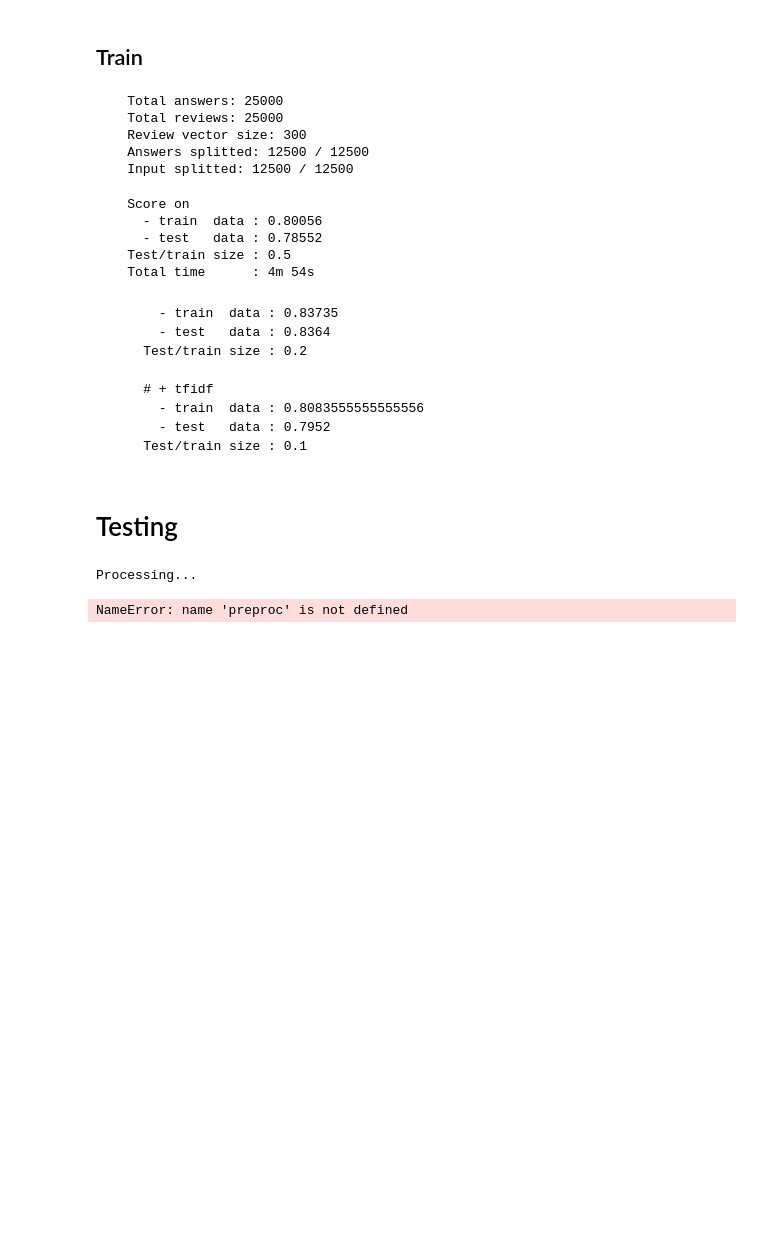
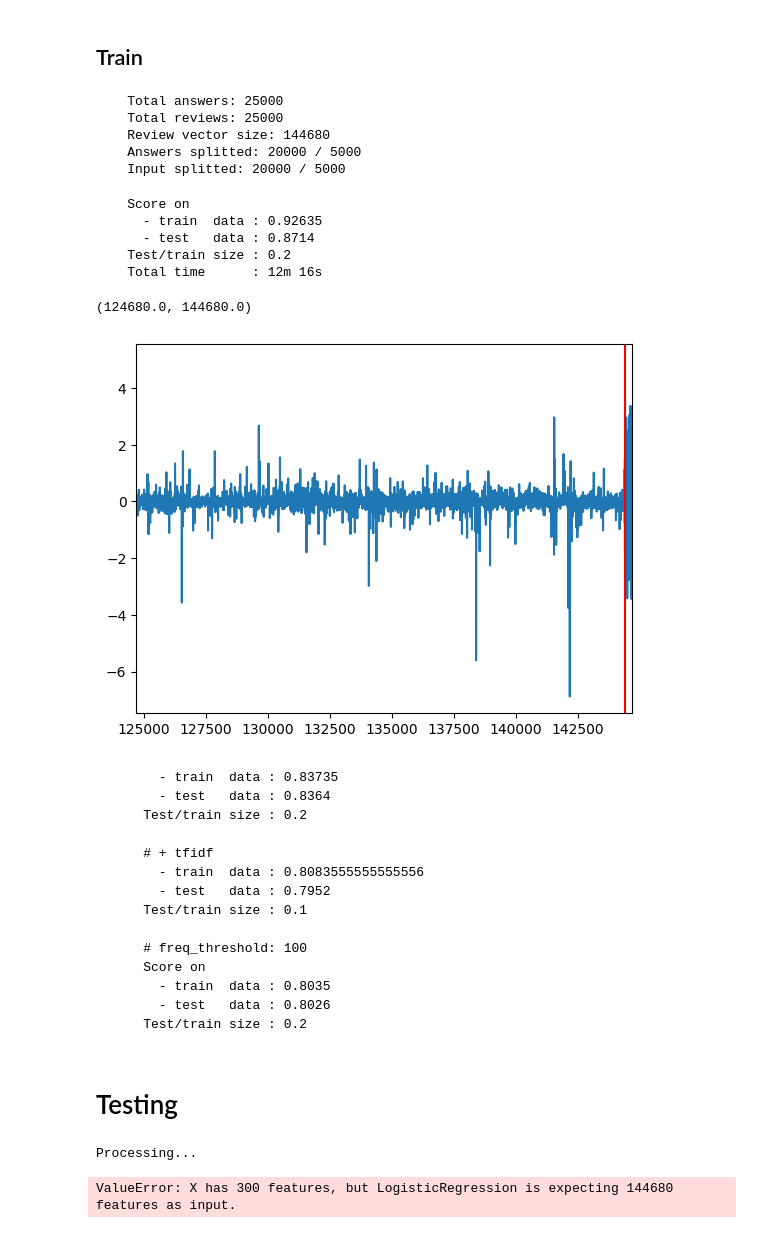
Before and after one commit to Affenmilchmann/linda-hw6-ml, a Jupyter notebook: hw.ipynb, the cells around one changed output. Saved outputs shown, nothing was run; the diff lists cells and outputs as text; code cells hidden in the pictures; blank space fills up the shorter version.

Commit message:
~0.88. TF-TDF + w2v concat input

````diff
--- a/hw.ipynb
+++ b/hw.ipynb
@@ -24,12 +24,12 @@ b_time = time()
 # %%
 cfg = {
     'TF_IDF': True,
-    'LEMMATIZE': True,
-    'DO_STEMMING': True,
+    'LEMMATIZE': False,
+    'DO_STEMMING': False,
     'STOPLIST': True,
-    'LOWFREQ_FILTER': True,
-    'LOWFREQ_TRESHOLD': 5,
-    'TEST_RATIO': 0.5, # ratio of train samples that will go as test ones
+    'LOWFREQ_FILTER': False,
+    'LOWFREQ_TRESHOLD': 0,
+    'TEST_RATIO': 0.2, # ratio of train samples that will go as test ones
     'MODEL': "6 Gensim Continuous Skipgram",
 }
 # %%
@@ -122,6 +115,9 @@ for row_id in tqdm(range(INPUT_DATASET_SIZE)):
 # %% [output]
 (25000, 300)
 Calculating mean review vectors...
+# %%
+import src.vectorizers as vecs
+conc_matrix = vecs.concat_w2v(review_vectors, matrix)
 # %%
 # trying not to run out of memory on my potatoe (╥﹏╥)
 print(getsizeof(review_vectors) / pow(1024, 2), "MB")
@@ -134,29 +130,29 @@ print(getsizeof(review_vectors) / pow(1024, 2), "MB")
 answers = train_df['answer'].to_numpy()
 
 X_train, X_test, y_train, y_test = train_test_split(
-    review_vectors,
+    conc_matrix,
     answers,
     test_size=cfg['TEST_RATIO']
 )
 
 print(f"""
     Total answers: {answers.shape[0]}
-    Total reviews: {review_vectors.shape[0]}
-    Review vector size: {review_vectors.shape[1]}
+    Total reviews: {conc_matrix.shape[0]}
+    Review vector size: {conc_matrix.shape[1]}
     Answers splitted: {y_train.shape[0]} / {y_test.shape[0]}
     Input splitted: {X_train.shape[0]} / {X_test.shape[0]}
     """)
 # %% [output]
     Total answers: 25000
     Total reviews: 25000
-    Review vector size: 300
-    Answers splitted: 12500 / 12500
-    Input splitted: 12500 / 12500
+    Review vector size: 144680
+    Answers splitted: 20000 / 5000
+    Input splitted: 20000 / 5000
 # %%
 from sklearn.linear_model import LogisticRegression
 from pprint import pprint
 
-reg = LogisticRegression().fit(X_train, y_train)
+reg : LogisticRegression = LogisticRegression(max_iter=10_000).fit(X_train, y_train)
 
 diff = time() - b_time
 
@@ -171,10 +167,19 @@ print(f"""
 """)
 # %% [output]
     Score on
-      - train  data : 0.80056
-      - test   data : 0.78552
-    Test/train size : 0.5
-    Total time      : 4m 54s
+      - train  data : 0.92635
+      - test   data : 0.8714
+    Test/train size : 0.2
+    Total time      : 12m 16s
+# %%
+import matplotlib.pyplot as plt
+
+plt.plot(reg.coef_[0])
+plt.axvline(len(reg.coef_[0]) - 300, color='r')
+plt.xlim([len(reg.coef_[0]) - 20000, len(reg.coef_[0])])
+# %% [output]
+(124680.0, 144680.0)
+[figure, added]
 # %% [markdown]
 ```
       - train  data : 0.83735
@@ -185,6 +190,12 @@ print(f"""
       - train  data : 0.8083555555555556
       - test   data : 0.7952
     Test/train size : 0.1
+
+    # freq_threshold: 100
+    Score on
+      - train  data : 0.8035
+      - test   data : 0.8026
+    Test/train size : 0.2
 ```
 # %% [markdown]
 #  Testing
@@ -208,13 +219,13 @@ print("Processing...")
 result = test_df[["id"]].copy()
 for row_id in tqdm(range(TEST_DATASET_SIZE)):
     text = test_df.loc[row_id, "text"]
-    text = preproc(text)
-    text = remove_tokens(text)
-    test_df.loc[row_id, "text"] = text
+    test_df.loc[row_id, "text"] = prep.preprocess(
+        text, cfg, freq_dict, token_amount_counter
+    )
     result.loc[row_id, "answer"] = int(reg.predict([get_vector(text)])[0])
 test_df.to_csv(f"test_cleaned.csv", index=False)
 result["answer"] = result["answer"].astype(int)
 result.to_csv(f"result.csv", index=False)
 # %% [output]
 Processing...
-NameError: name 'preproc' is not defined
+ValueError: X has 300 features, but LogisticRegression is expecting 144680 features as input.
````
Also changed, not shown: parts of 3 cells of this notebook, 6 other files.
